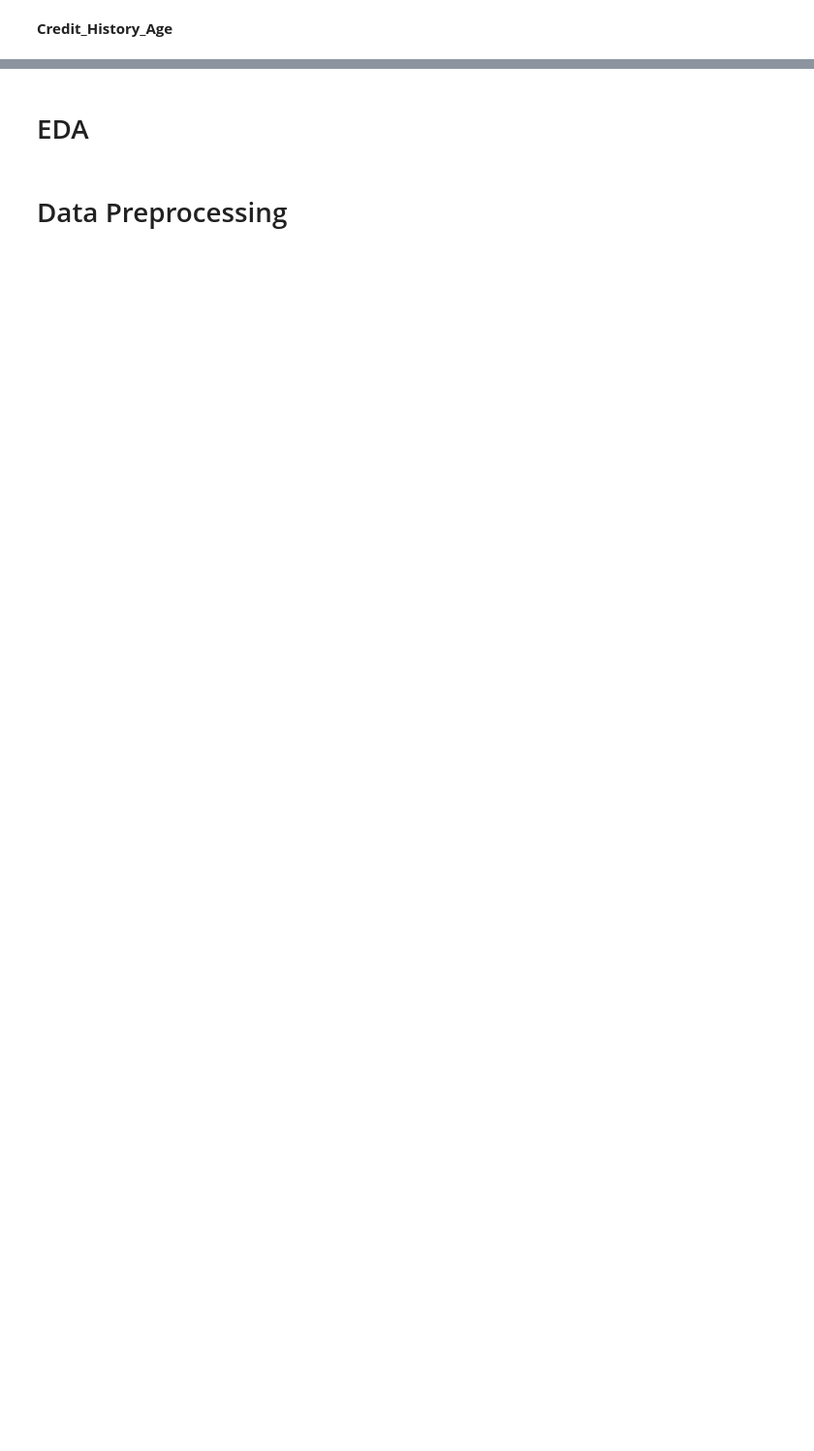
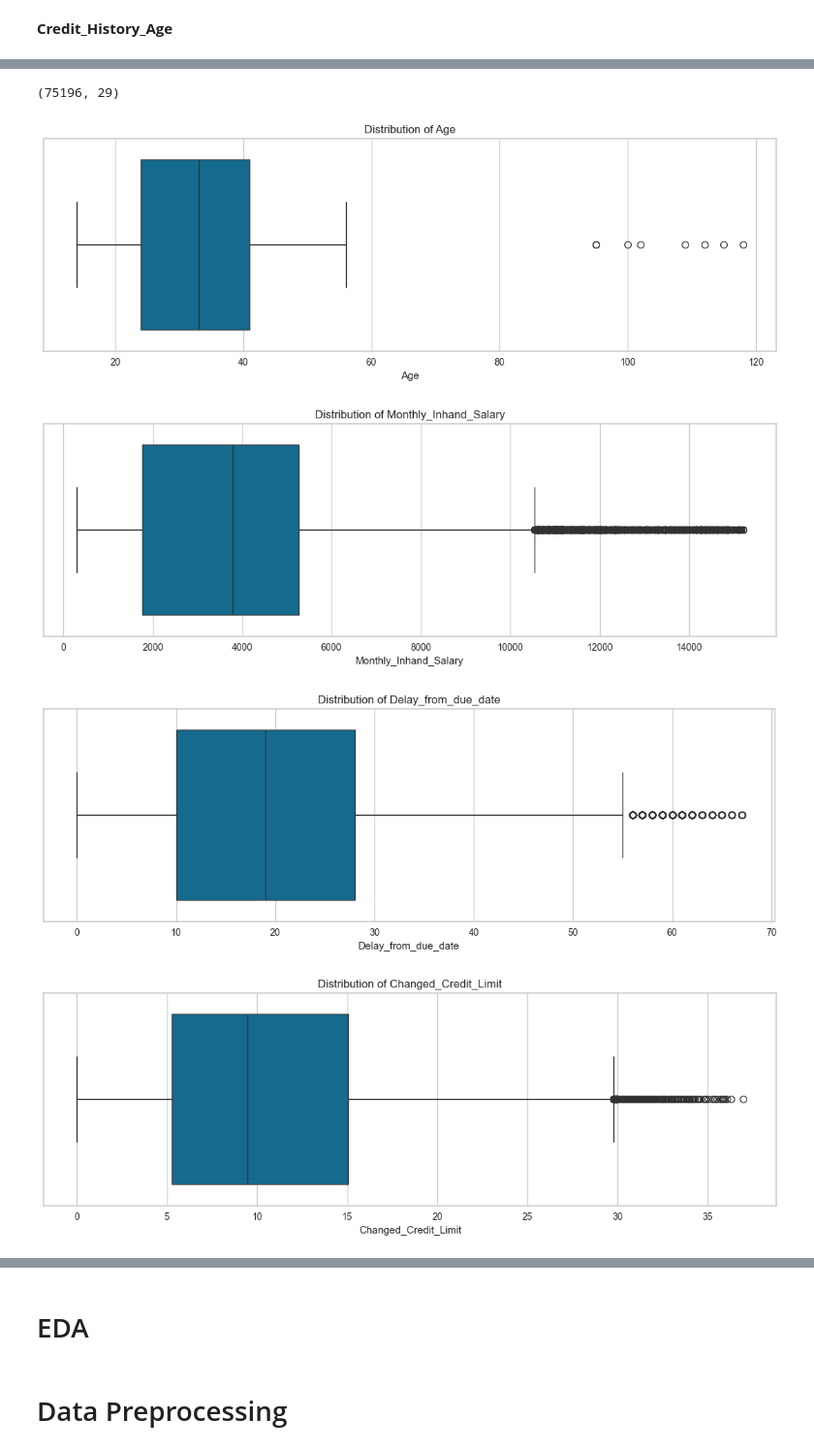
Before and after one commit to ishamel101/Credit-Score-Classification, a Jupyter notebook: Credit Score Classification.ipynb, the cells around one changed output, grey strips where cells are left out. Shown at 97% size. Saved outputs shown, nothing was run; the diff lists cells and outputs as text; code cells hidden in the pictures; blank space fills up the shorter version.

```diff
--- a/Credit Score Classification.ipynb
+++ b/Credit Score Classification.ipynb
@@ -463,0 +667,19 @@ df
+# %%
+data_training.shape
+# %% [output]
+(75196, 29)
+# %%
+column =['Age','Monthly_Inhand_Salary','Delay_from_due_date','Changed_Credit_Limit','Outstanding_Debt', 'Credit_Utilization_Ratio']
+for corl in column:
+    plt.figure(figsize=(14,9))
+    plt.subplot(2,1,1)
+    sns.boxplot(x=data_training[corl])
+    plt.title((f'Distribution of {corl}'))
+
+    #plt.subplot(2,1,2)
+    #sns.distplot(x=data_training["Monthly_Inhand_Salary"])
+# %% [output]
+[figure, added]
+[figure, added]
+[figure, added]
+[figure, added]
```
Also changed, not shown: parts of 58 cells of this notebook.
